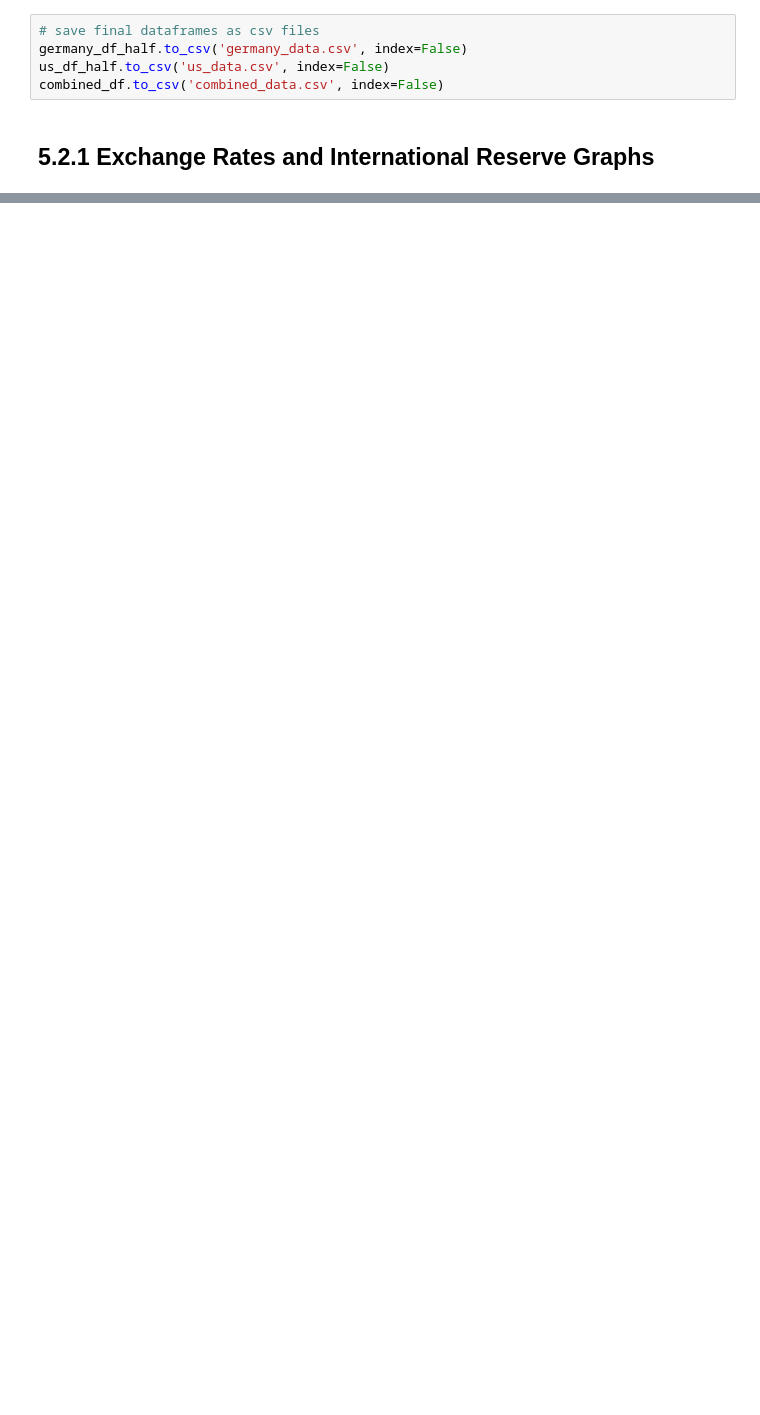
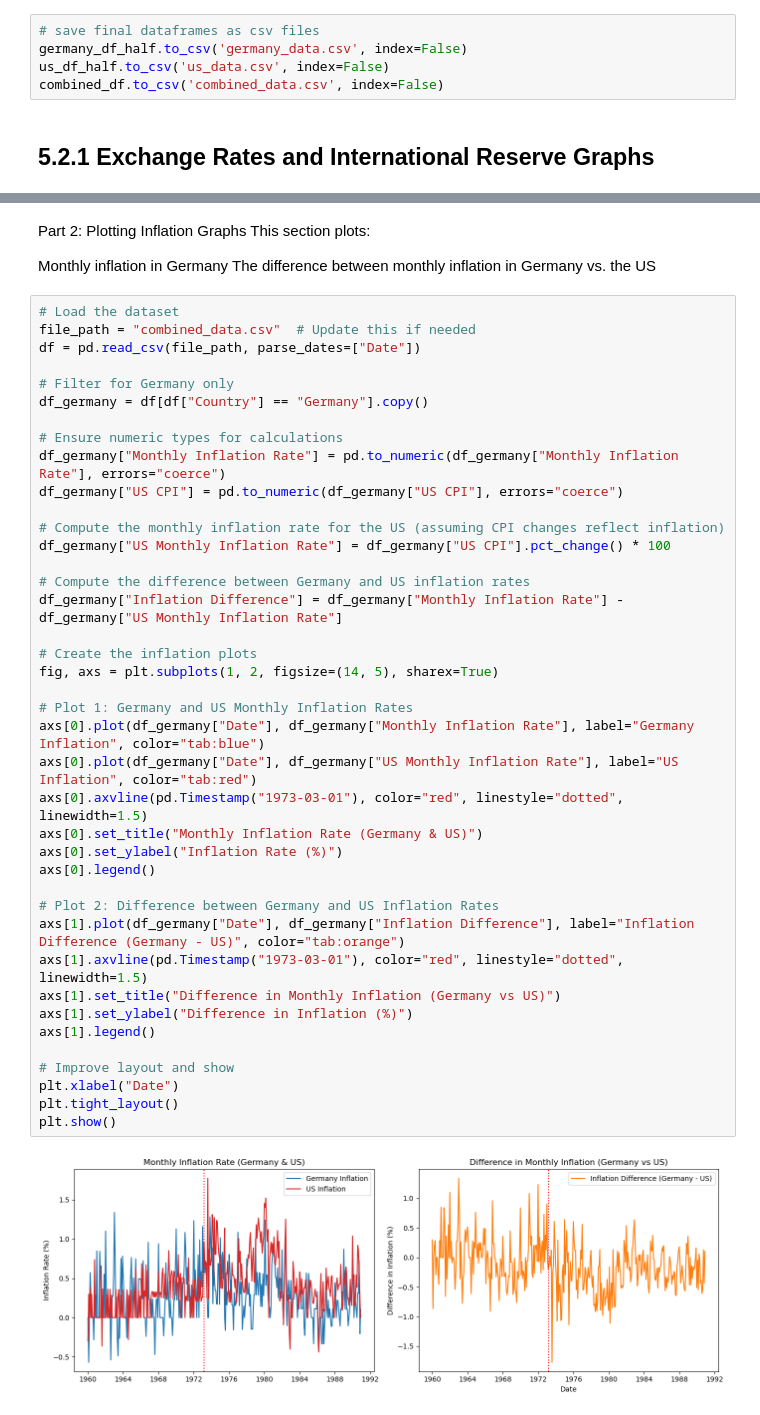
Before and after one commit to a-conga/EC1B1-Project-, a Jupyter notebook: group3.ipynb, the cells around one changed output, grey strips where cells are left out. Saved outputs shown, nothing was run; the diff lists cells and outputs as text; blank space fills up the shorter version.

```diff
--- a/group3.ipynb
+++ b/group3.ipynb
@@ -356,0 +559,48 @@ plt.show()
+# %% [markdown]
+Part 2: Plotting Inflation Graphs
+This section plots:
+
+Monthly inflation in Germany
+The difference between monthly inflation in Germany vs. the US
+# %%
+# Load the dataset
+file_path = "combined_data.csv"  # Update this if needed
+df = pd.read_csv(file_path, parse_dates=["Date"])
+
+# Filter for Germany only
+df_germany = df[df["Country"] == "Germany"].copy()
+
+# Ensure numeric types for calculations
+df_germany["Monthly Inflation Rate"] = pd.to_numeric(df_germany["Monthly Inflation Rate"], errors="coerce")
+df_germany["US CPI"] = pd.to_numeric(df_germany["US CPI"], errors="coerce")
+
+# Compute the monthly inflation rate for the US (assuming CPI changes reflect inflation)
+df_germany["US Monthly Inflation Rate"] = df_germany["US CPI"].pct_change() * 100
+
+# Compute the difference between Germany and US inflation rates
+df_germany["Inflation Difference"] = df_germany["Monthly Inflation Rate"] - df_germany["US Monthly Inflation Rate"]
+
+# Create the inflation plots
+fig, axs = plt.subplots(1, 2, figsize=(14, 5), sharex=True)
+
+# Plot 1: Germany and US Monthly Inflation Rates
+axs[0].plot(df_germany["Date"], df_germany["Monthly Inflation Rate"], label="Germany Inflation", color="tab:blue")
+axs[0].plot(df_germany["Date"], df_germany["US Monthly Inflation Rate"], label="US Inflation", color="tab:red")
+axs[0].axvline(pd.Timestamp("1973-03-01"), color="red", linestyle="dotted", linewidth=1.5)
+axs[0].set_title("Monthly Inflation Rate (Germany & US)")
+axs[0].set_ylabel("Inflation Rate (%)")
+axs[0].legend()
+
+# Plot 2: Difference between Germany and US Inflation Rates
+axs[1].plot(df_germany["Date"], df_germany["Inflation Difference"], label="Inflation Difference (Germany - US)", color="tab:orange")
+axs[1].axvline(pd.Timestamp("1973-03-01"), color="red", linestyle="dotted", linewidth=1.5)
+axs[1].set_title("Difference in Monthly Inflation (Germany vs US)")
+axs[1].set_ylabel("Difference in Inflation (%)")
+axs[1].legend()
+
+# Improve layout and show
+plt.xlabel("Date")
+plt.tight_layout()
+plt.show()
+# %% [output]
+[figure, added]
```
Also changed, not shown: parts of 40 cells of this notebook, 2 other files.
